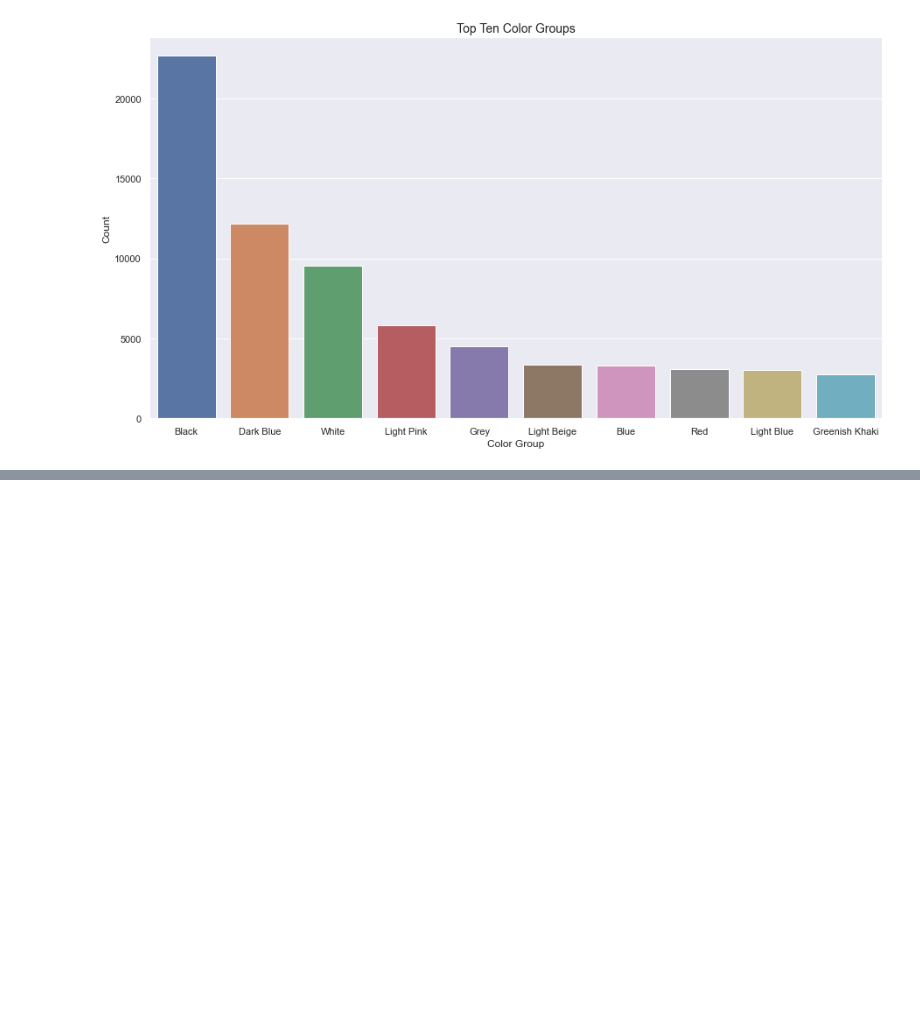
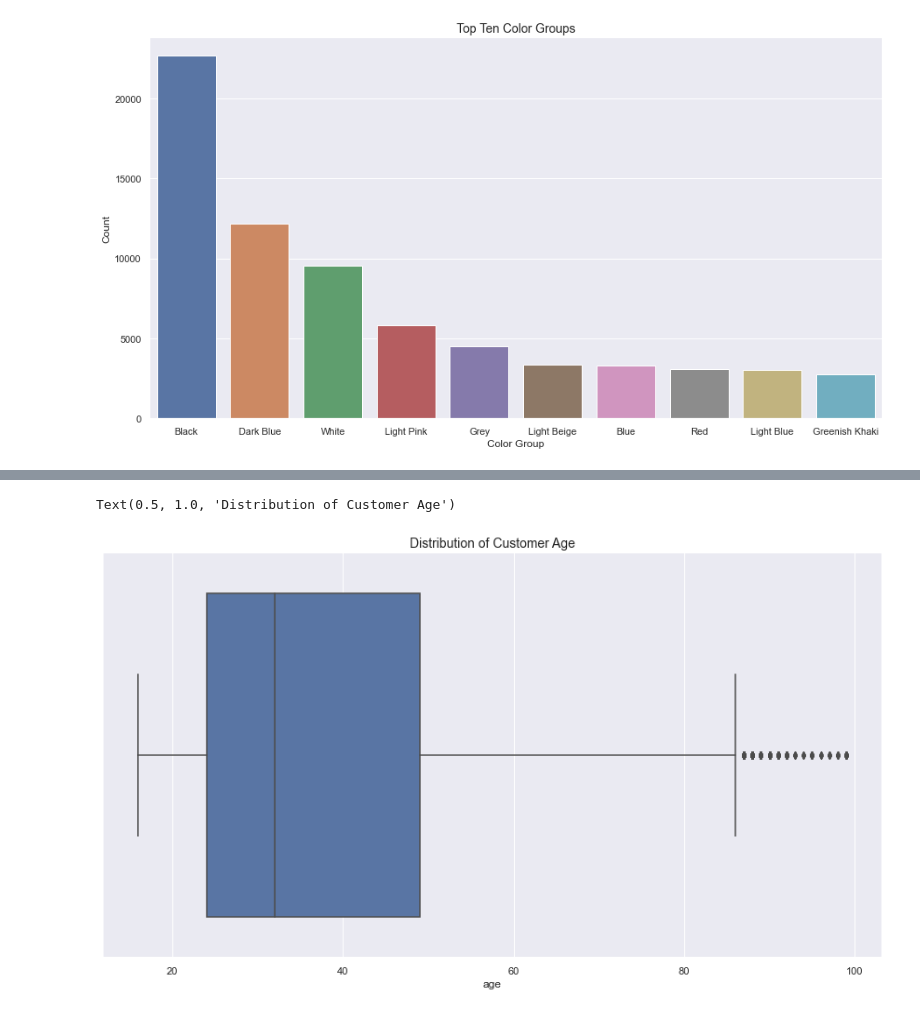
Before and after one commit to ParkerJiang/4995Group36FinalProject, a Jupyter notebook: EDA.ipynb, the cells around one changed output, grey strips where cells are left out. Drawn from its saved outputs; the diff is of its cells as text; code cells hidden in the pictures; blank space fills up the shorter version.

Commit message:
Added customer information from customer.csv

```diff
--- a/EDA.ipynb
+++ b/EDA.ipynb
@@ -68,0 +74,2 @@ There are (10,) Clothing Types in total
+# %%
+customers_df = pd.read_csv('customers.csv')
@@ -68,0 +92,6 @@ There are (10,) Clothing Types in total
+# %%
+ax = sns.boxplot(x=customers_df["age"])
+ax.set_title("Distribution of Customer Age", fontsize = 14)
+# %% [output]
+Text(0.5, 1.0, 'Distribution of Customer Age')
+[figure, added]
```
Also changed, not shown: parts of 6 cells of this notebook.
